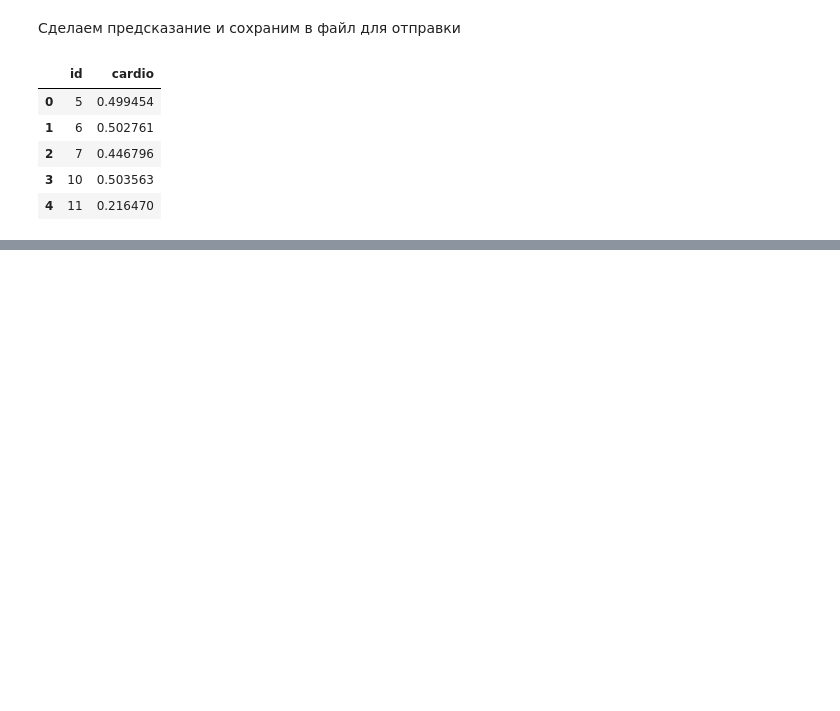
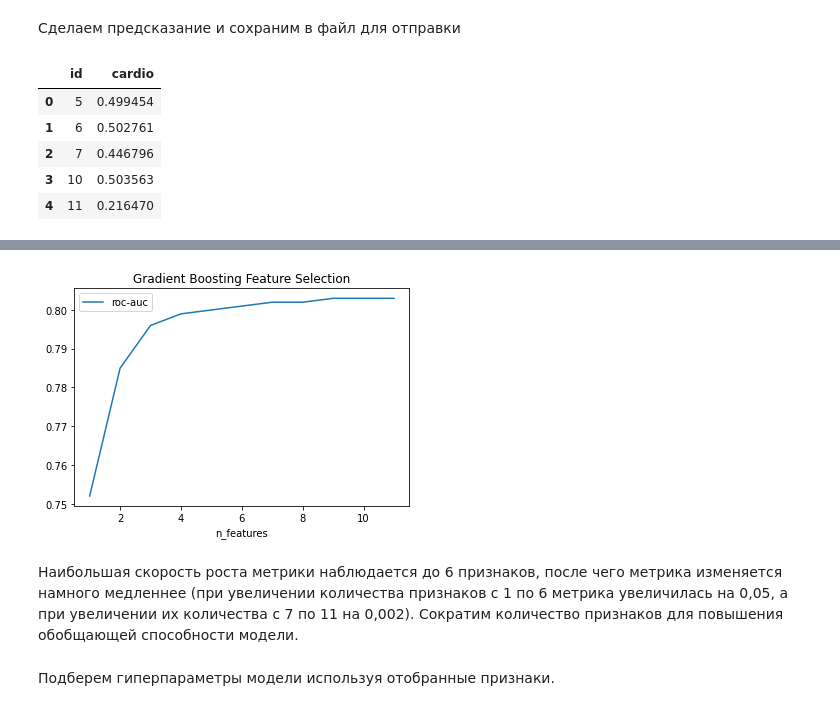
Before and after one commit to i-a-elkin/heart_diseases_prediction, a Jupyter notebook: notebook.ipynb, the cells around one changed output, grey strips where cells are left out. Saved outputs shown, nothing was run; the diff lists cells and outputs as text; code cells hidden in the pictures; blank space fills up the shorter version.

Commit message:
Gradient Boosting - 1

```diff
--- a/notebook.ipynb
+++ b/notebook.ipynb
@@ -334,0 +375,5 @@ pd.read_csv('datasets/sample_submission_1.csv').head()
+# %%
+feature_selection_b = pd.read_csv('feature_selection/boosting_auc.csv')
+feature_selection_b.index = feature_selection_b['n_features']
+feature_selection_b['roc-auc'] = feature_selection_b['roc-auc'].round(3)
+feature_selection_b[['features', 'roc-auc']].head(6)
@@ -334,0 +389,8 @@ pd.read_csv('datasets/sample_submission_1.csv').head()
+# %%
+feature_selection_b.plot('n_features', 'roc-auc')
+plt.title('Gradient Boosting Feature Selection')
+plt.show()
+# %% [output]
+[figure, added]
+# %% [markdown]
+Наибольшая скорость роста метрики наблюдается до 6 признаков, после чего метрика изменяется намного медленнее (при увеличении количества признаков с 1 по 6 метрика увеличилась на 0,05, а при увеличении их количества с 7 по 11 на 0,002). Сократим количество признаков для повышения обобщающей способности модели.
@@ -334,0 +399,2 @@ pd.read_csv('datasets/sample_submission_1.csv').head()
+# %% [markdown]
+Подберем гиперпараметры модели используя отобранные признаки.
```
Also changed, not shown: parts of 19 cells of this notebook, 1 other file.
